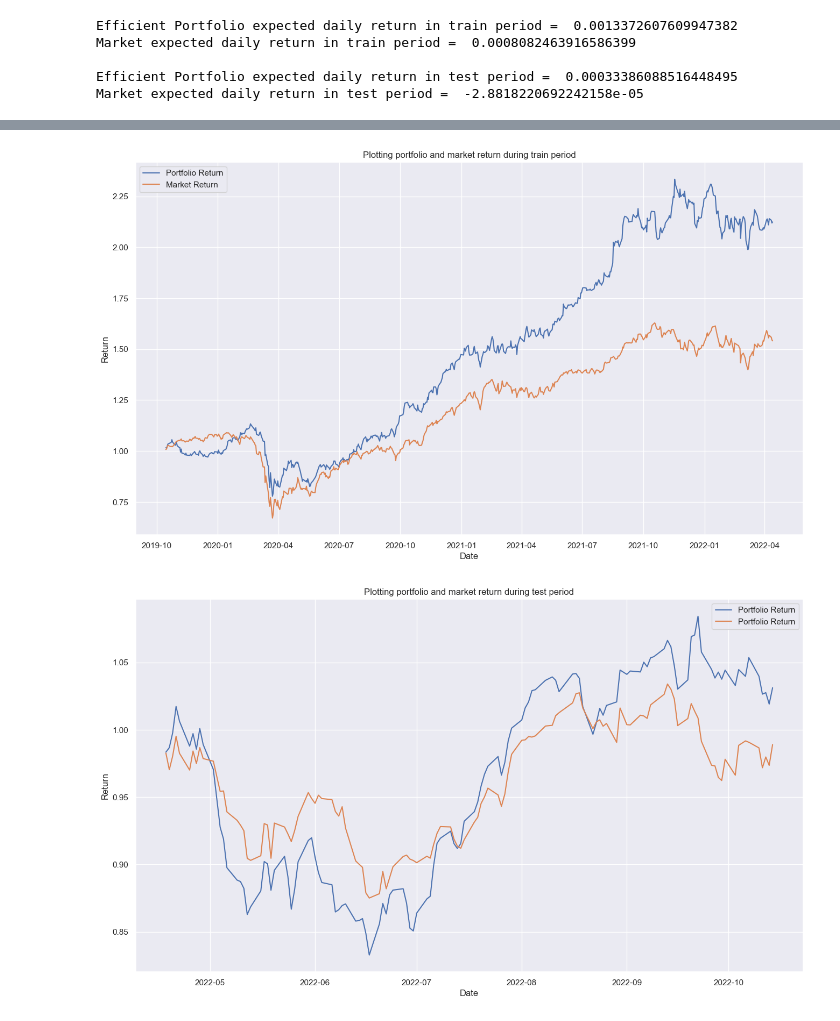
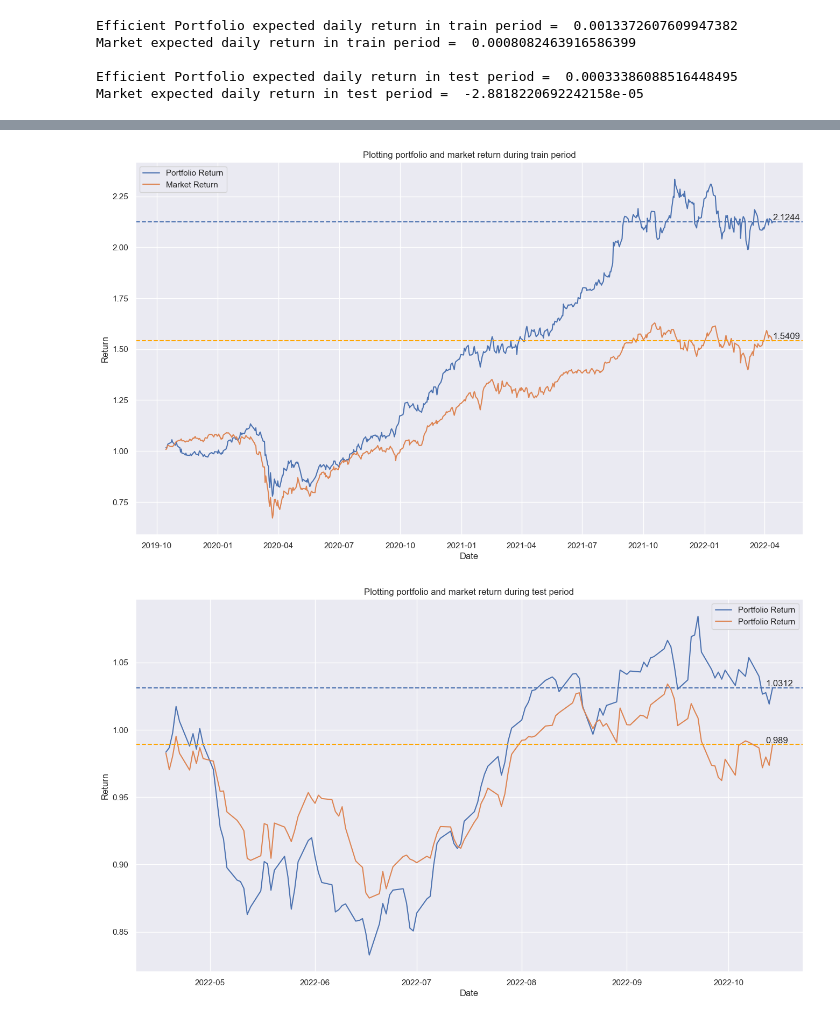
Before and after one commit to yotitan/DA226O-Project1, a Jupyter notebook: 2 - Calculations.ipynb, the cells around one changed output, grey strips where cells are left out. Cells and saved outputs as stored; diff of their text form; code cells hidden in the pictures.

Commit message:
Return graph updates and calculate portfolio beta

```diff
--- a/2 - Calculations.ipynb
+++ b/2 - Calculations.ipynb
@@ -446,20 +446,48 @@ train_simulation.head( )
 # %%
 sns.lineplot( data=train_simulation, x='Date', y='cumprod', label='Portfolio Return' )
 sns.lineplot( data=train_simulation, x='Date', y='market_cumprod', label='Market Return' )
+
+plt.axhline( y=float( train_simulation[-1:]['cumprod'] ), linestyle='--', color='b' )
+plt.text(
+            x=train_simulation['Date'].max( ) - dt.timedelta( days = 0),
+            y=float( train_simulation[-1:]['cumprod'] ) + 0.01,
+            s=str( round( float( train_simulation[-1:]['cumprod'] ), 4 ) )
+        )
+
+plt.axhline( y=float( train_simulation[-1:]['market_cumprod'] ), linestyle='--', color='orange' )
+plt.text(
+            x=train_simulation['Date'].max( ) - dt.timedelta( days = 0),
+            y=float( train_simulation[-1:]['market_cumprod'] ) + 0.01,
+            s=str( round( float( train_simulation[-1:]['market_cumprod'] ), 4 ) )
+        )
 
 plt.ylabel( 'Return' )
 plt.title( 'Plotting portfolio and market return during train period' )
 
 plt.show( )
 # %% [output]
-[figure, old version]
+[figure, new version]
 # %%
 sns.lineplot( data=test_simulation, x='Date', y='cumprod', label='Portfolio Return' )
 sns.lineplot( data=test_simulation, x='Date', y='market_cumprod', label='Portfolio Return' )
+
+plt.axhline( y=float( test_simulation[-1:]['cumprod'] ), linestyle='--', color='b' )
+plt.text(
+            x=test_simulation['Date'].max( ) - dt.timedelta( days = 2),
+            y=float( test_simulation[-1:]['cumprod'] ) + 0.001,
+            s=str( round( float( test_simulation[-1:]['cumprod'] ), 4 ) )
+        )
+
+plt.axhline( y=float( test_simulation[-1:]['market_cumprod'] ), linestyle='--', color='orange' )
+plt.text(
+            x=test_simulation['Date'].max( ) - dt.timedelta( days = 2),
+            y=float( test_simulation[-1:]['market_cumprod'] ) + 0.001,
+            s=str( round( float( test_simulation[-1:]['market_cumprod'] ), 4 ) )
+        )
 
 plt.ylabel( 'Return' )
 plt.title( 'Plotting portfolio and market return during test period' )
 
 plt.show( )
 # %% [output]
-[figure, old version]
+[figure, new version]
```
Also changed, not shown: parts of 8 cells of this notebook.
